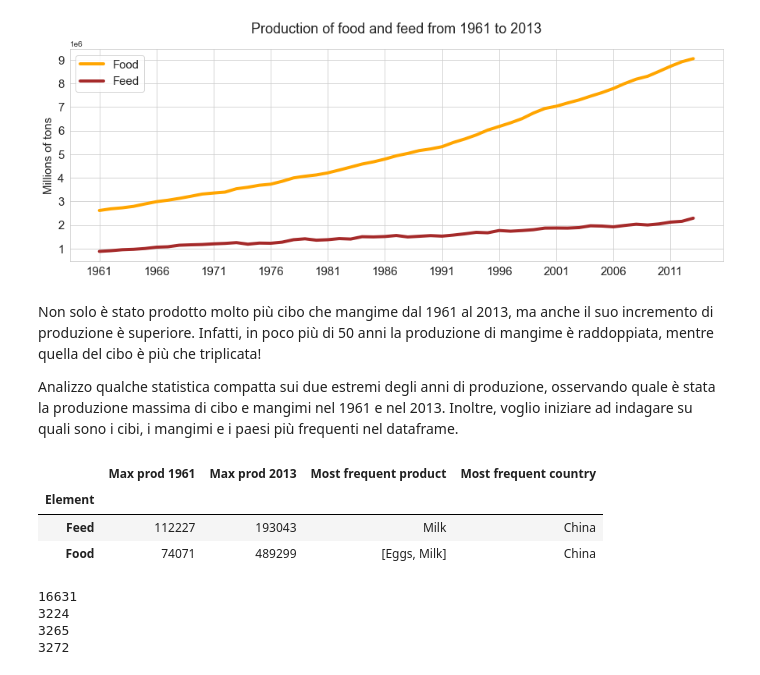
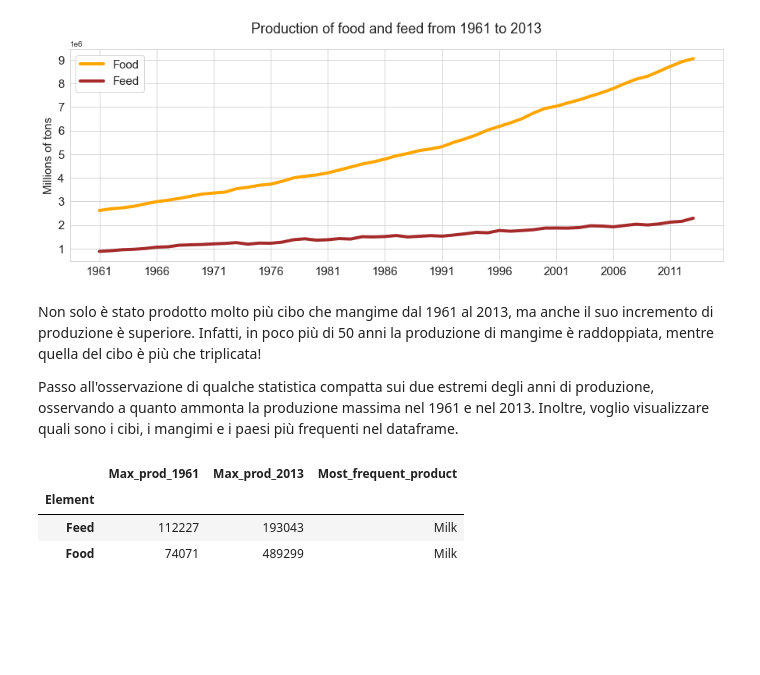
Before and after one commit to TheHextech/start2impact, a Jupyter notebook: Data_Science/Food_Project_DataVisualization_DataManipulation/EmanueleImmesiDataVis.ipynb, the cells around one changed output. Saved outputs shown, nothing was run; the diff lists cells and outputs as text; code cells hidden in the pictures; blank space fills up the shorter version.

```diff
--- a/Data_Science/Food_Project_DataVisualization_DataManipulation/EmanueleImmesiDataVis.ipynb
+++ b/Data_Science/Food_Project_DataVisualization_DataManipulation/EmanueleImmesiDataVis.ipynb
@@ -563,7 +437,7 @@ Le voci 'Poultry Meat' e 'Pig Meat' sono già state sistemate prima, mentre le v
 'Meat' non possiede una descrizione nella documentazione del dataset, pertanto *non è sostituibile*.
 # %%
 # Sostituisco il nome nel dataframe della produzione di cibo/mangimi
-df.Item.replace({'Bovine Meat': 'Beef (beef herd)'}, inplace=True)
+df_prod.Item.replace({'Bovine Meat': 'Beef (beef herd)'}, inplace=True)
 # %% [markdown]
 Infine, provo a sistemare le incongruenze gravi, ovvero quelle voci che non hanno trovato alcuna corrispondenza con fuzzywuzzy.
 # %%
@@ -584,4 +458,7 @@ La documentazione nel dataset della FAO aiuta (in piccola parte) a risolvere que
 - 'Cheese', 'Dark Chocolate', 'Shrimps (farmed)' e 'Tofu' sono tutte voci riferite ad un alimento specifico che non posso scorporare dal dataset della produzione (es.: 'Tofu' è rappresentato dalla voce 'Soyabeans', ma oltre a questo la voce 'Soyabeans' include anche salsa di soia, pasta di soia e semi di soia). Pertanto queste voci *non possono essere sostituite*.
 # %%
 # Sostituisco il nome nel dataframe della produzione di cibo/mangimi
-df.Item.replace({'Rice (Milled Equivalent)': 'Rice'}, inplace=True)
+df_prod.Item.replace({'Rice (Milled Equivalent)': 'Rice'}, inplace=True)
+
+# Resetto l'indice
+df_prod.reset_index(drop=True, inplace=True)
@@ -624,13 +465,2 @@ df.loc[:, 'Y1961':'Y2013'] = df.loc[:, 'Y1961':'Y2013'].astype('int64')
-# %%
-# Rimuovo la 'Y' dalle labels degli anni
-df.rename(columns={n:n[1:] for n in df.columns if 'Y' in n}, inplace=True)
-
-# Sostituisco gli spazi nelle features delle colonne per renderle più maneggiabili
-df.rename(columns={n:n.replace(' ', '_') for n in df.columns if ' ' in n}, inplace= True)
-
-# Resetto l'indice e riporto il nome del dataframe da df a df_prod
-df.reset_index(drop=True, inplace=True)
-
-df_prod = df.copy()
 # %% [markdown]
 ### Dataset delle emissioni di gas serra e dei consumi di acqua
@@ -759,0 +612,11 @@ df_emiss = df.copy()
+# %%
+pd.set_option('display.max_rows', 66)
+
+print("Dtype, Valori unici e Valori mancanti(%) di ciascuna colonna:")
+
+df_temp_info= pd.DataFrame({"Dtype": df_temp.dtypes,
+                            "Valori unici": df_temp.nunique(),
+                            "Valori mancanti(%)": round(df_temp.isnull().sum()/df_temp.shape[0]*100, 2)
+                            }).rename_axis('Colonne', axis='rows')
+
+df_temp_info
@@ -808,19 +693,21 @@ plt.show()
 # %% [markdown]
 Non solo è stato prodotto molto più cibo che mangime dal 1961 al 2013, ma anche il suo incremento di produzione è superiore. Infatti, in poco più di 50 anni la produzione di mangime è raddoppiata, mentre quella del cibo è più che triplicata!
 
-Analizzo qualche statistica compatta sui due estremi degli anni di produzione, osservando quale è stata la produzione massima di cibo e mangimi nel 1961 e nel 2013. Inoltre, voglio iniziare ad indagare su quali sono i cibi, i mangimi e i paesi più frequenti nel dataframe.
+Passo all'osservazione di qualche statistica compatta sui due estremi degli anni di produzione, osservando a quanto ammonta la produzione massima nel 1961 e nel 2013. Inoltre, voglio visualizzare quali sono i cibi, i mangimi e i paesi più frequenti nel dataframe.
 # %%
 aggregations = {
-    'Max prod 1961':pd.NamedAgg('1961', 'max'),
-    'Max prod 2013':pd.NamedAgg('2013', 'max'),
-    'Most frequent product':pd.NamedAgg('Item', lambda n:n.mode()),
-    'Most frequent country':pd.NamedAgg('Area', lambda n:n.mode())
+    'Max_prod_1961':pd.NamedAgg('1961', 'max'),
+    'Max_prod_2013':pd.NamedAgg('2013', 'max'),
+    'Most_frequent_product':pd.NamedAgg('Item', lambda n:n.mode()),
     }
 
-df_prod.groupby('Element').agg(**aggregations)
+max_prod = df_prod.groupby('Element').agg(**aggregations)
+
+
+max_prod
 # %% [output]
-|  | Max prod 1961 | Max prod 2013 | Most frequent product | Most frequent country |
-| Element |  |  |  |  |
-| Feed | 112227 | 193043 | Milk | China |
-| Food | 74071 | 489299 | [Eggs, Milk] | China |
+|  | Max_prod_1961 | Max_prod_2013 | Most_frequent_product |
+| Element |  |  |  |
+| Feed | 112227 | 193043 | Milk |
+| Food | 74071 | 489299 | Milk |
 # %%
@@ -830,12 +715,17 @@ df_prod.groupby('Element').agg(**aggregations)
 # %%
 # [ ] Trova un modo migliore per ricavare i numeri degli indici
-indexes = df_prod.groupby('Element')['1961', '2013'].idxmax()
+indexes = df_prod.groupby(['Element', 'Item'])[['2013']].idxmax()
 
-for idx, rows in indexes.iterrows():
-    print(rows['1961'])
-    print(rows['2013'])
+# arr_1961 = indexes['1961'].values.tolist()
+arr_2013 = indexes['2013'].values.tolist()
+# indx_1961 = [rows['1961'] for idx, rows in indexes.iterrows()]
+
+# indx_2013 = [rows['2013'] for idx, rows in indexes.iterrows()]
+
+# for idx, rows in indexes.iterrows():
+#     print(rows['1961'])
+#     print(rows['2013'])
+
+# total_idx = indx_1961.extend(indx_2013)
+
+arr_2013 = indexes['2013']
-# %% [output]
-16631
-3224
-3265
-3272
```
Also changed, not shown: parts of 81 cells of this notebook, 3 other files.
